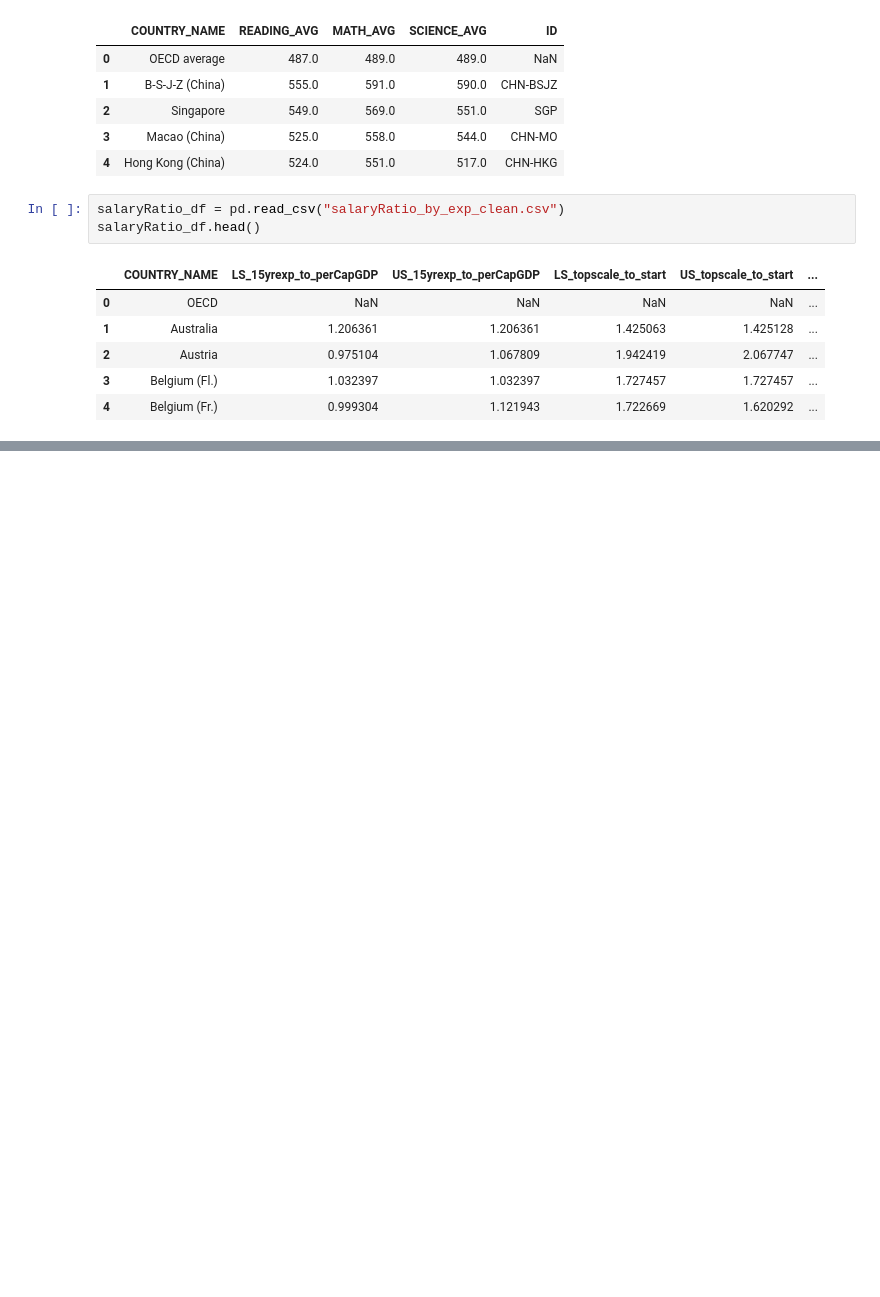
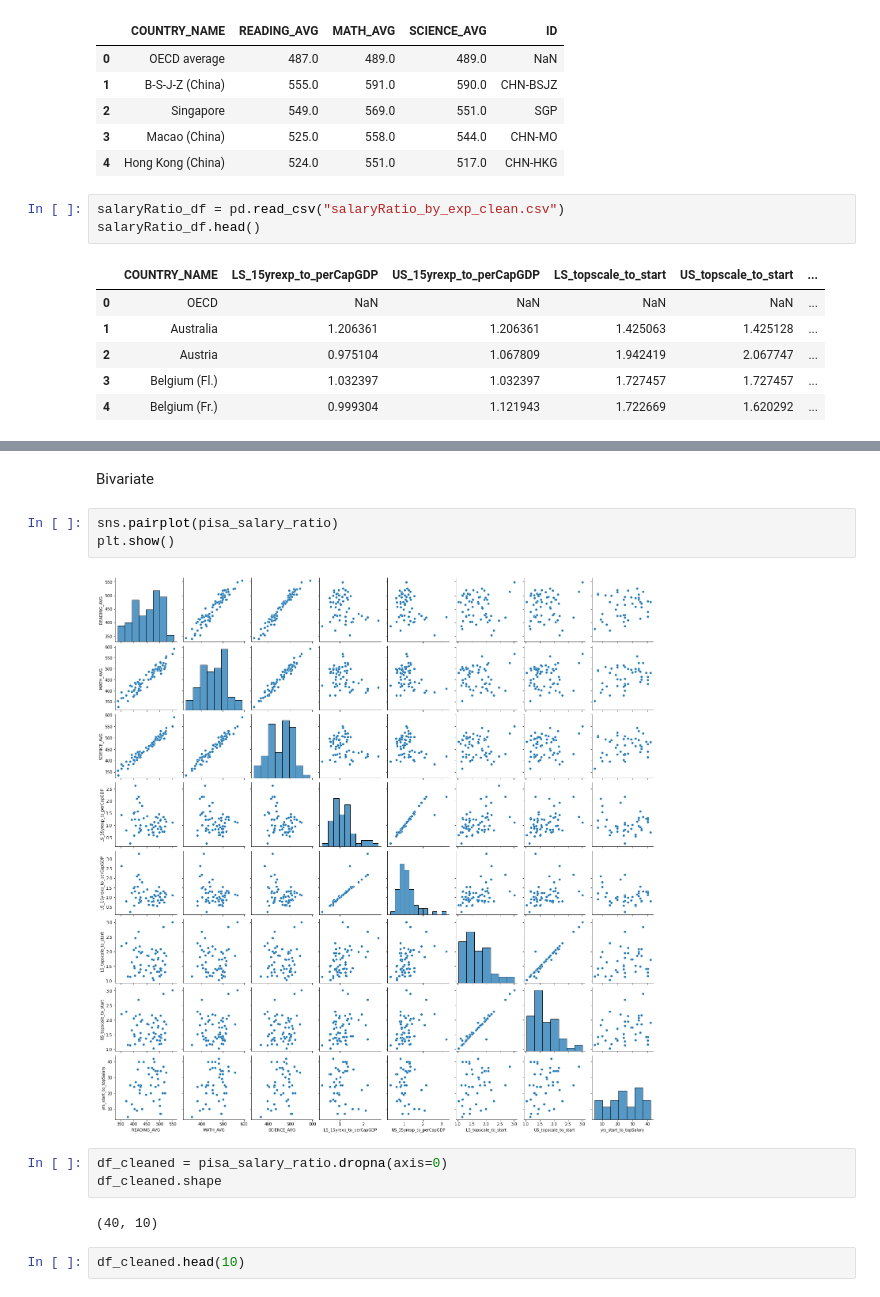
Before and after one commit to One-O-Nine/data-cleaning, a Jupyter notebook: EDA/EDA_example.ipynb, the cells around one changed output, grey strips where cells are left out. Drawn from its saved outputs; the diff is of its cells as text; blank space fills up the shorter version.

Commit message:
beginning of univariate and bivariate analysis

```diff
--- a/EDA/EDA_example.ipynb
+++ b/EDA/EDA_example.ipynb
@@ -43,0 +61,14 @@ pisa_salary_ratio.head()
+# %% [markdown]
+Bivariate
+# %%
+sns.pairplot(pisa_salary_ratio)
+plt.show()
+# %% [output]
+[figure, added]
+# %%
+df_cleaned = pisa_salary_ratio.dropna(axis=0)
+df_cleaned.shape
+# %% [output]
+(40, 10)
+# %%
+df_cleaned.head(10)
```
Also changed, not shown: parts of 6 cells of this notebook.
